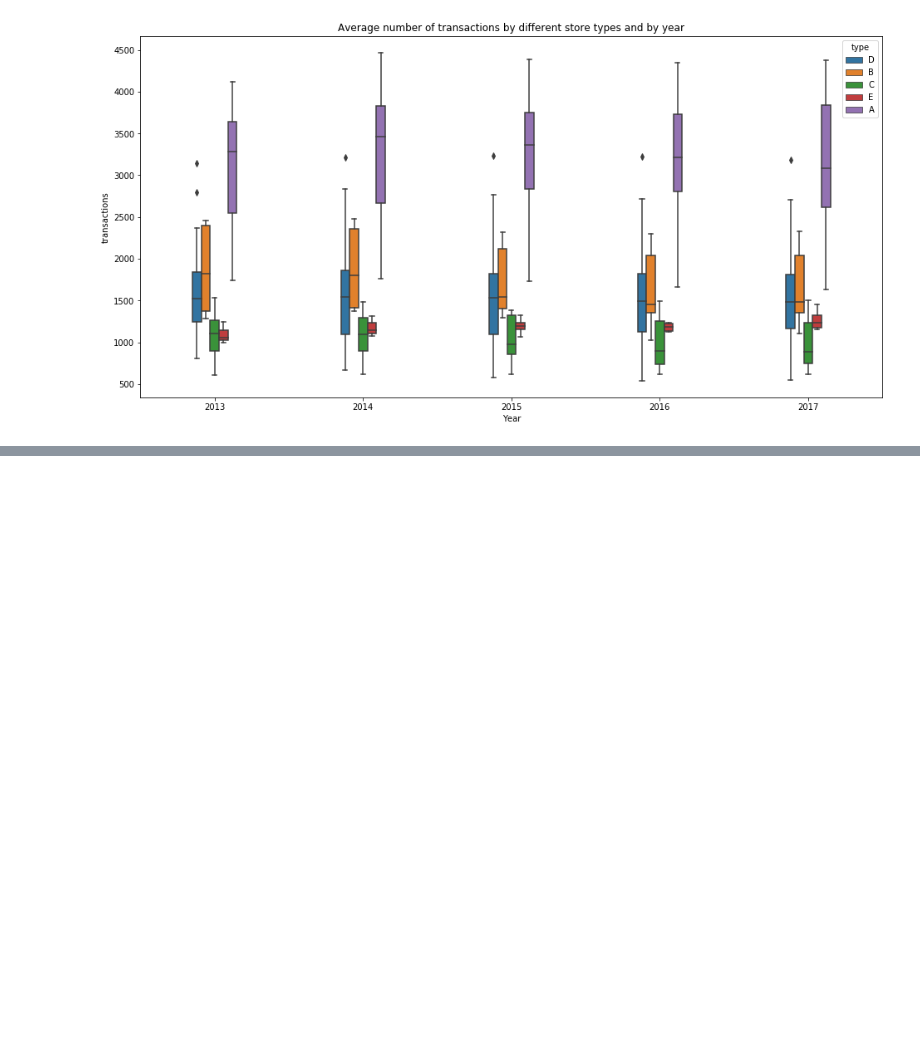
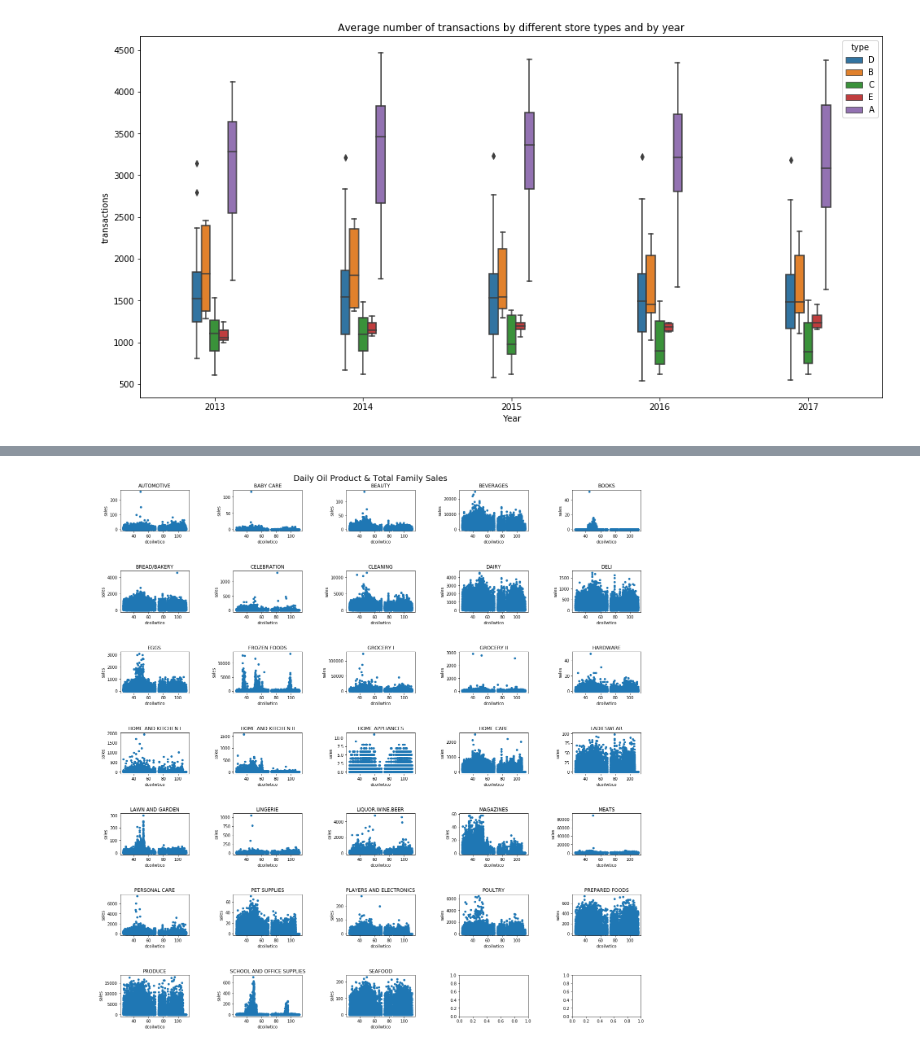
Before and after one commit to irenechang1510/sales-analysis, a Jupyter notebook: analysis.ipynb, the cells around one changed output, grey strips where cells are left out. Cells and saved outputs as stored; diff of their text form; code cells hidden in the pictures; blank space fills up the shorter version.

```diff
--- a/analysis.ipynb
+++ b/analysis.ipynb
@@ -282,0 +330,13 @@ plt.show()
+# %%
+fig, axes = plt.subplots(7, 5, figsize = (20, 20))
+
+for i, product in enumerate(np.unique(oil_sales.family)):
+    temp = oil_sales[oil_sales.family == product]
+    temp.plot.scatter(x = "dcoilwtico", y = "sales", ax=axes[int(i/5)][i%5])
+    axes[int(i/5)][i%5].set_title(product)
+
+plt.tight_layout(pad=5)
+plt.suptitle("Daily Oil Product & Total Family Sales \n", fontsize = 20)
+plt.show()
+# %% [output]
+[figure, added]
```
Also changed, not shown: parts of 5 cells of this notebook.
